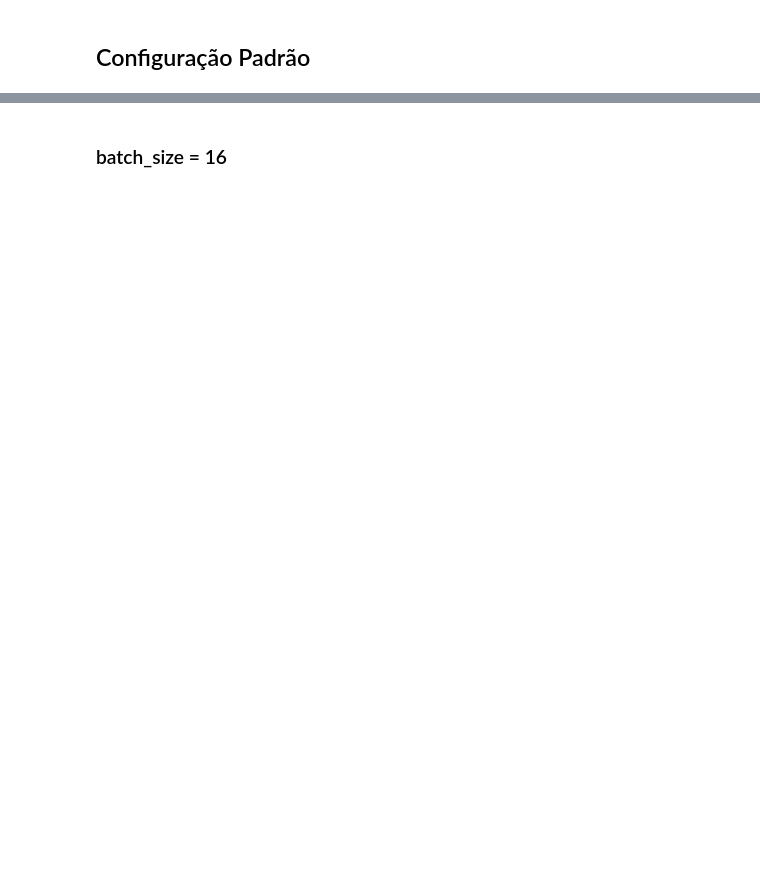
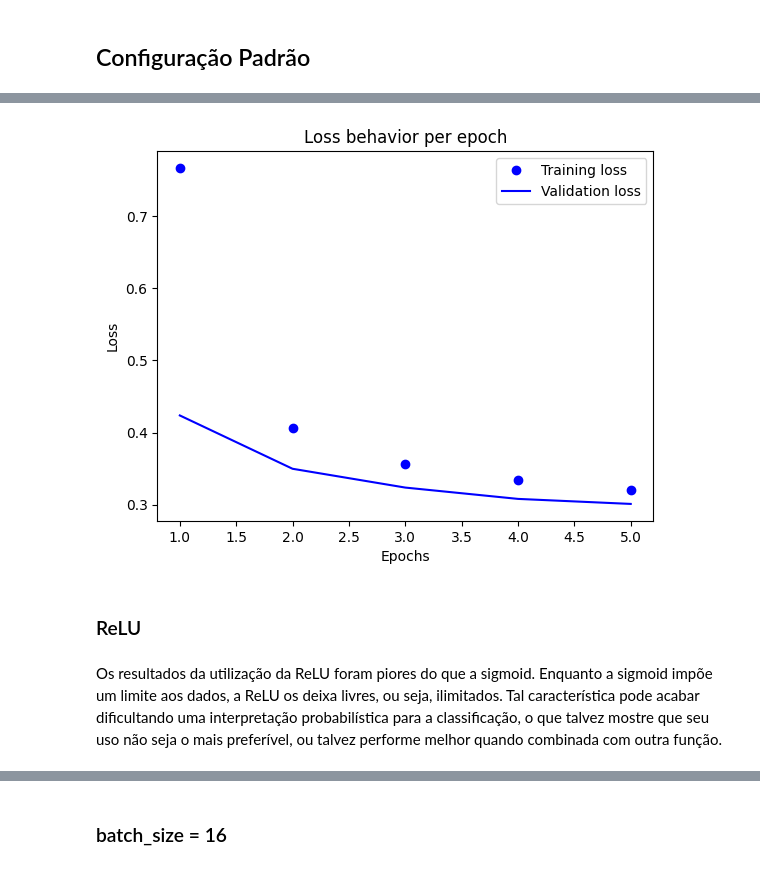
Before and after one commit to PaulaPerazzo/neural-networks-and-deep-learning, a Jupyter notebook: src/tensorflow.ipynb, the cells around one changed output, grey strips where cells are left out. Saved outputs shown, nothing was run; the diff lists cells and outputs as text; code cells hidden in the pictures; blank space fills up the shorter version.

```diff
--- a/src/tensorflow.ipynb
+++ b/src/tensorflow.ipynb
@@ -62,0 +163,8 @@ print(get_metrics(x_test, y_test, model))
+# %%
+plot_loss_per_epoch(fit_history)
+# %% [output]
+[figure, added]
+# %% [markdown]
+### ReLU
+# %% [markdown]
+Os resultados da utilização da ReLU foram piores do que a sigmoid. Enquanto a sigmoid impõe um limite aos dados, a ReLU os deixa livres, ou seja, ilimitados. Tal característica pode acabar dificultando uma interpretação probabilística para a classificação, o que talvez mostre que seu uso não seja o mais preferível, ou talvez performe melhor quando combinada com outra função.
```
Also changed, not shown: parts of 181 cells of this notebook.
